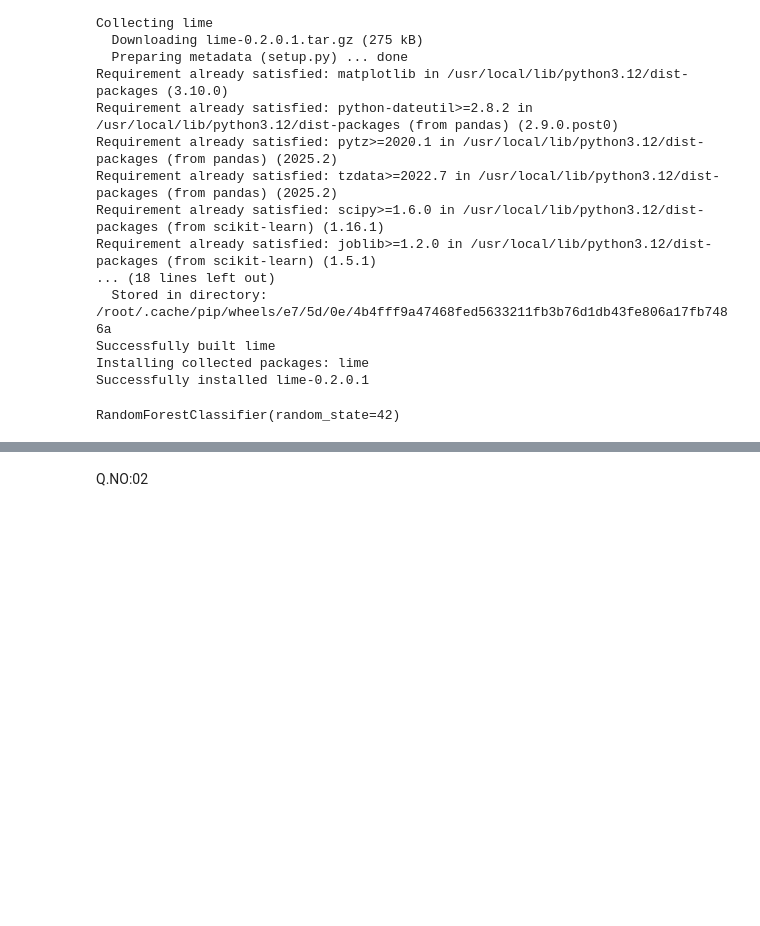
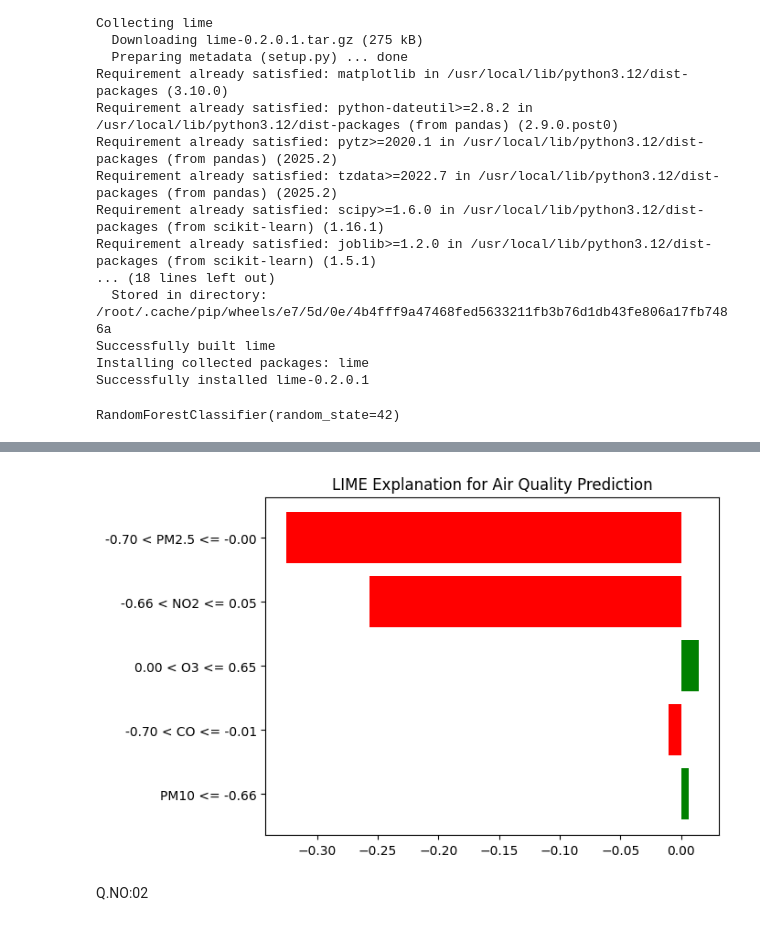
Before and after one commit to 2303A52420/Exp-AI, a Jupyter notebook: Exp_AI_03.ipynb, the cells around one changed output, grey strips where cells are left out. Drawn from its saved outputs; the diff is of its cells as text; code cells hidden in the pictures; blank space fills up the shorter version.

```diff
--- a/Exp_AI_03.ipynb
+++ b/Exp_AI_03.ipynb
@@ -76,3 +76,11 @@ explainer = lime.lime_tabular.LimeTabularExplainer(
 
 idx = 5  # Index of test sample to explain
 exp = explainer.explain_instance(X_test_scaled[idx], model.predict_proba, num_features=5)
+# %%
+# 5. Visualize LIME Explanation
+# ------------------------------
+exp.show_in_notebook()
+fig = exp.as_pyplot_figure()
+plt.title("LIME Explanation for Air Quality Prediction")
+plt.show()
+# %% [output]
@@ -79,3 +88,4 @@ exp = explainer.explain_instance(X_test_scaled[idx], model.predict_proba, num_fe
+[figure, added]
 # %% [markdown]
 Q.NO:02
 # %%
```
Also changed, not shown: parts of 1 cell of this notebook.
